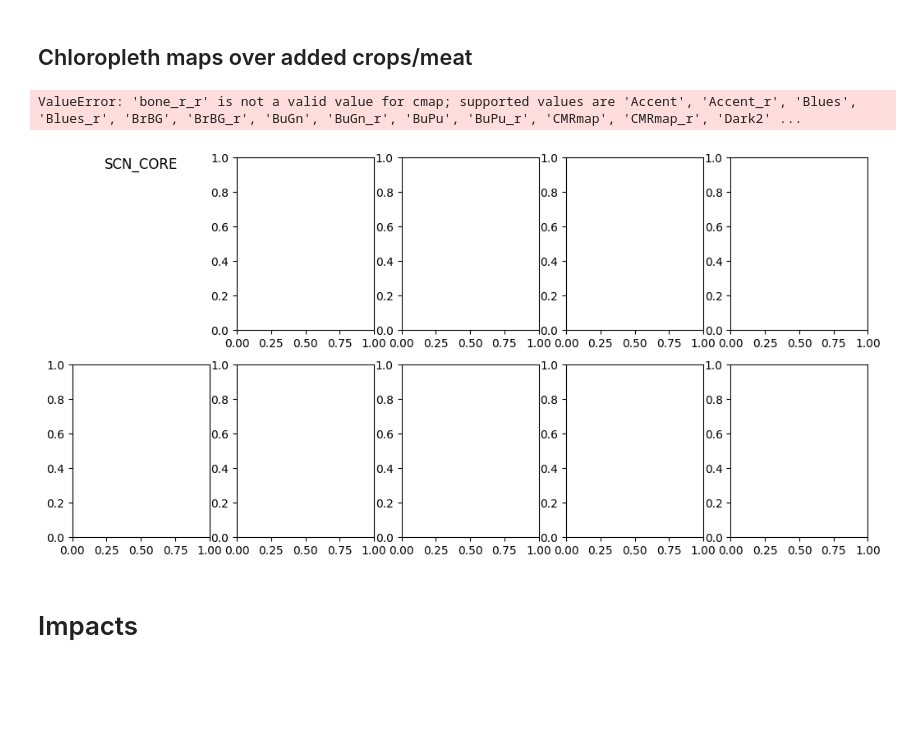
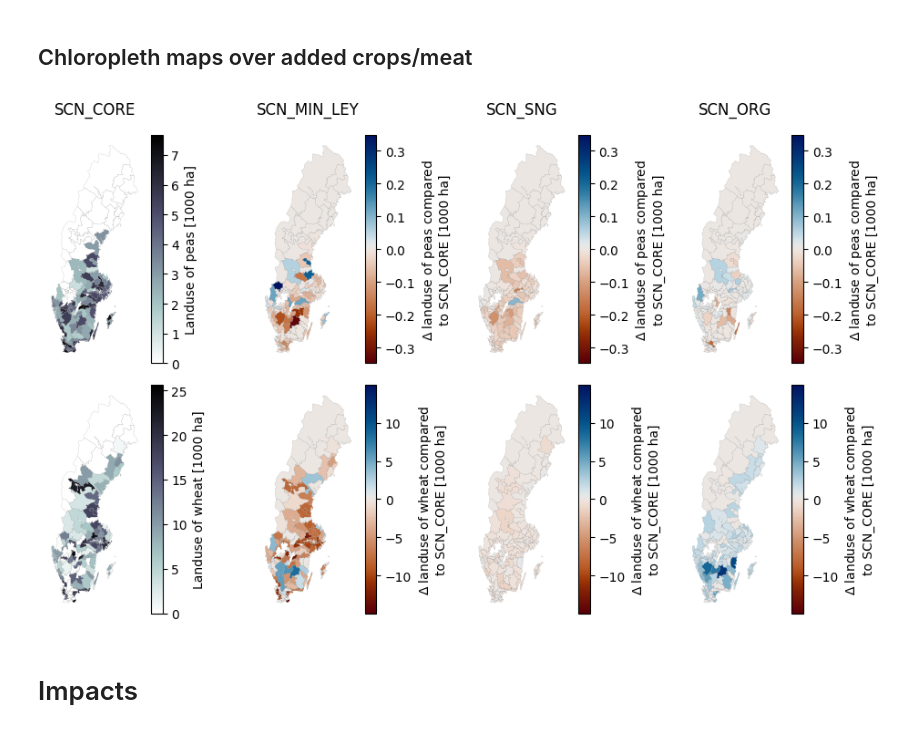
Before and after one commit to wanecek/eitm01-scenarios, a Jupyter notebook: analysis.ipynb, the cells around one changed output. Saved outputs shown, nothing was run; the diff lists cells and outputs as text; code cells hidden in the pictures; blank space fills up the shorter version.

```diff
--- a/analysis.ipynb
+++ b/analysis.ipynb
@@ -422,7 +493,7 @@ for scn, axs in zip(scenarios, axs2d.T):
         ax.set_axis_off()
         plot.map_from_series(
             data, ax=ax,
-            cmap=cmc.vik, edgecolor='grey',
+            cmap=cmc.vik_r, edgecolor='grey',
             legend_kwds={'label': fr'$\Delta$ {land_type} [1000 ha]'},
             cmap_zero_midpoint="shrink"
         )
@@ -453,13 +524,13 @@ for scn, axs in zip(scenarios, axs2d.T):
         lt = "SN pastures" if land_type == "semi-natural grasslands" else land_type
         plot.map_from_series(
             data, ax=ax,
-            cmap=cmc.vik, edgecolor='grey',
+            cmap=cmc.vik_r, edgecolor='grey',
             legend_kwds={'label': fr'$\Delta$ {lt} [1000 ha]'},
             cmap_zero_midpoint="shrink"
         )
 
 fig.suptitle("Change in use of cropland and semi-natural pastures compared to BASELINE")
 fig.tight_layout()
-#fig.savefig("figures/delta-cropland-sng.png")
+#fig.savefig("figures/delta-cropland-sng.png", dpi=300)
 fig.show()
 # %% [output]
@@ -557,7 +628,7 @@ for scn, ax in zip(list(scenarios), axs):
 
     norm = TwoSlopeNorm(vmin=vmin, vcenter=vcenter, vmax=vmax)
     # create a normalized colorbar
-    cmap=cmc.vik
+    cmap=cmc.vik_r
     cbar = plt.cm.ScalarMappable(norm=norm, cmap=cmap)
 
     # add colorbar
@@ -855,0 +973,15 @@ fig.show()
+# %%
+by_crop_prod = session.get_attr("A", "feed.by_product_demand", ["species", "by_prod"]).droplevel("year").loc[:,("cattle", )]
+by_crop_prod /= 1e9
+
+by_crop_prod = by_crop_prod.sort_index(axis=1, ascending=False)
+
+fig, ax = plt.subplots(1, 1, figsize=(8, 5))
+plot.bar(by_crop_prod, ax=ax, cmap="Set3_r")
+ax.set_ylabel("Crop product [million tonnes]")
+handles, labels = ax.get_legend_handles_labels()
+# This '::-1'-stuff is to reverse the order of handles and labels
+ax.legend(handles[::-1], labels[::-1], loc='lower left', bbox_to_anchor=(1, 0))
+
+fig.tight_layout()
+fig.savefig("figures/by-crop-product.pdf")
@@ -916,37 +1077,36 @@ for crp in CROPS:
     vmax[crp] = max(-_min, _max)
 
 for scn_i, scn in enumerate(crops.index):
     for crp_i, crp in enumerate(CROPS):
         data=crops.loc[scn,crp]
         ax=axs[crp_i][scn_i]
         ax.set_axis_off()
 
         if crp_i == 0:
             ax.set_title(scn)
 
         crop = RENAME_MAP[crp].lower()
         if scn == "SCN_CORE":
             cm.plot.map_from_series(
                 data,
                 ax=ax,
-                cmap=CMAPS["map1"] + "_r",
+                cmap=CMAPS["map1"],
                 edgecolor="grey",
                 legend_kwds={ "label": f"Landuse of {crop} [1000 ha]" }
             )
         else:
             data = data - crops.loc["SCN_CORE", crp]
             cm.plot.map_from_series(
                 data, ax=ax,
                 cmap=cmc.vik_r, edgecolor="grey",
                 vmin=vmin[crp], vmax=vmax[crp],
                 legend_kwds={ "label": fr"$\Delta$ landuse of {crop} compared" +  "\nto SCN_CORE [1000 ha]" }
             )
 
 fig.tight_layout()
-fig.savefig("figures/landuse-added-crops.png")
+fig.savefig("figures/landuse-added-crops.png", dpi=300)
 # %% [output]
-ValueError: 'bone_r_r' is not a valid value for cmap; supported values are 'Accent', 'Accent_r', 'Blues', 'Blues_r', 'BrBG', 'BrBG_r', 'BuGn', 'BuGn_r', 'BuPu', 'BuPu_r', 'CMRmap', 'CMRmap_r', 'Dark2' ...
-[figure, old version]
+[figure, new version]
 # %% [markdown]
 # Impacts
 # %% [markdown]
```
Also changed, not shown: parts of 38 cells of this notebook, 16 other files.
